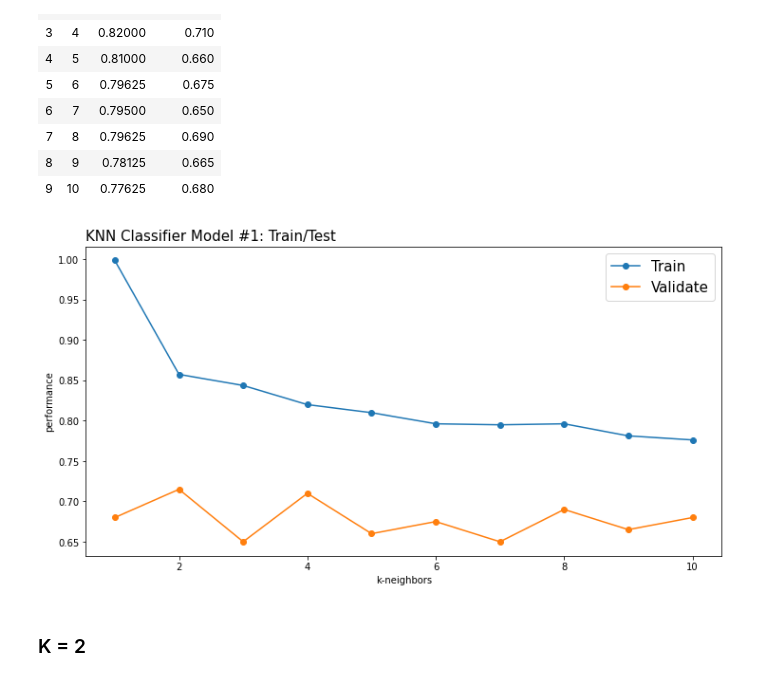
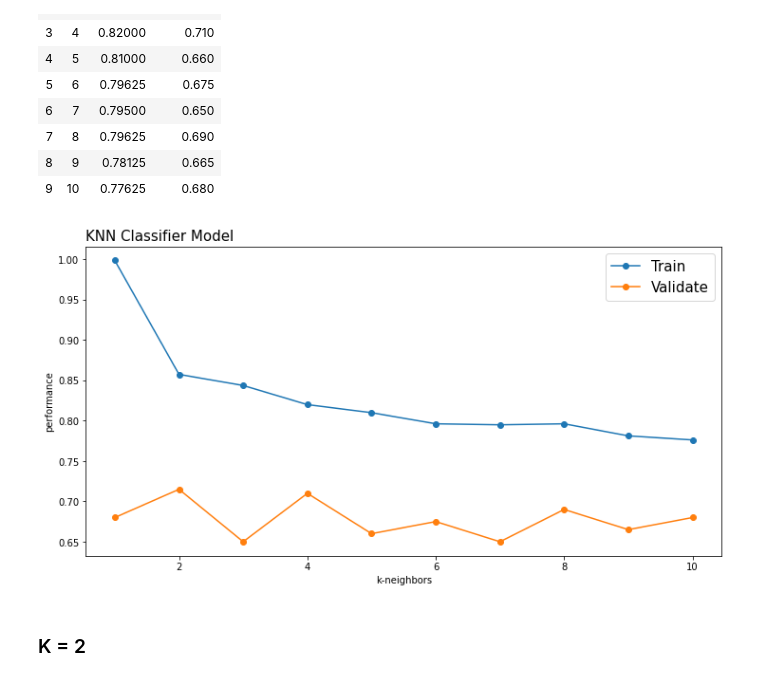
Before and after one commit to cvibanez/dsc630Project, a Jupyter notebook: CourseProject_Modeling_KNN.ipynb, the cells around one changed output. Cells and saved outputs as stored; diff of their text form; code cells hidden in the pictures.

```diff
--- a/CourseProject_Modeling_KNN.ipynb
+++ b/CourseProject_Modeling_KNN.ipynb
@@ -132,17 +132,17 @@ frame
 # %%
 # plot differences
 
 plt.figure(figsize=(12,6))
 plt.plot(frame['k'], frame['train_acc'], marker='o', label='Train')
 plt.plot(frame['k'], frame['valid_acc'], marker='o', label='Validate')
 plt.xlabel('k-neighbors')
 plt.ylabel('performance')
-plt.title('KNN Classifier Model #1: Train/Test', fontsize = 15, loc='left')
+plt.title('KNN Classifier Model', fontsize = 15, loc='left')
 
 plt.legend(prop={'size':15})
 plt.show()
 # %% [output]
-[figure, old version]
+[figure, new version]
 # %% [markdown]
 ### K = 2
 # %%
```
